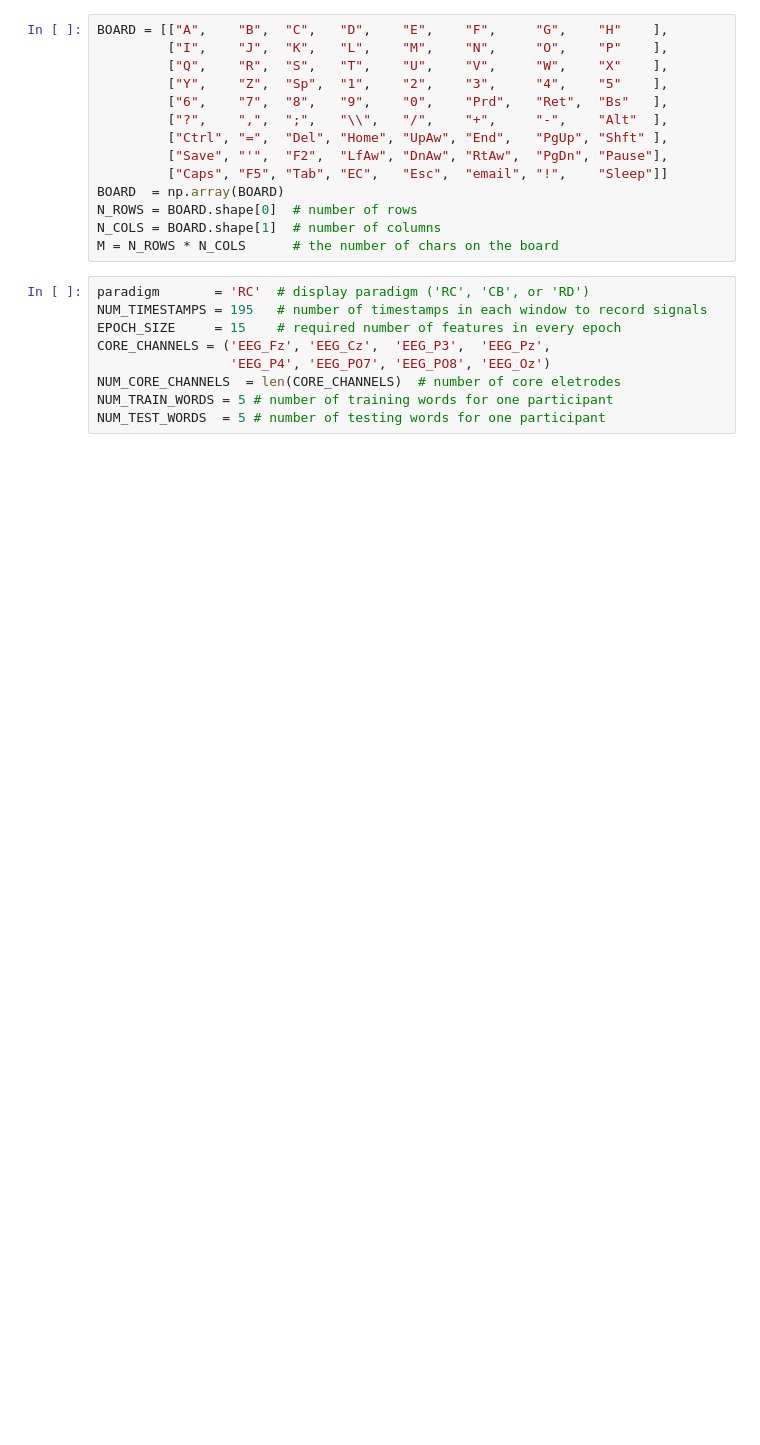
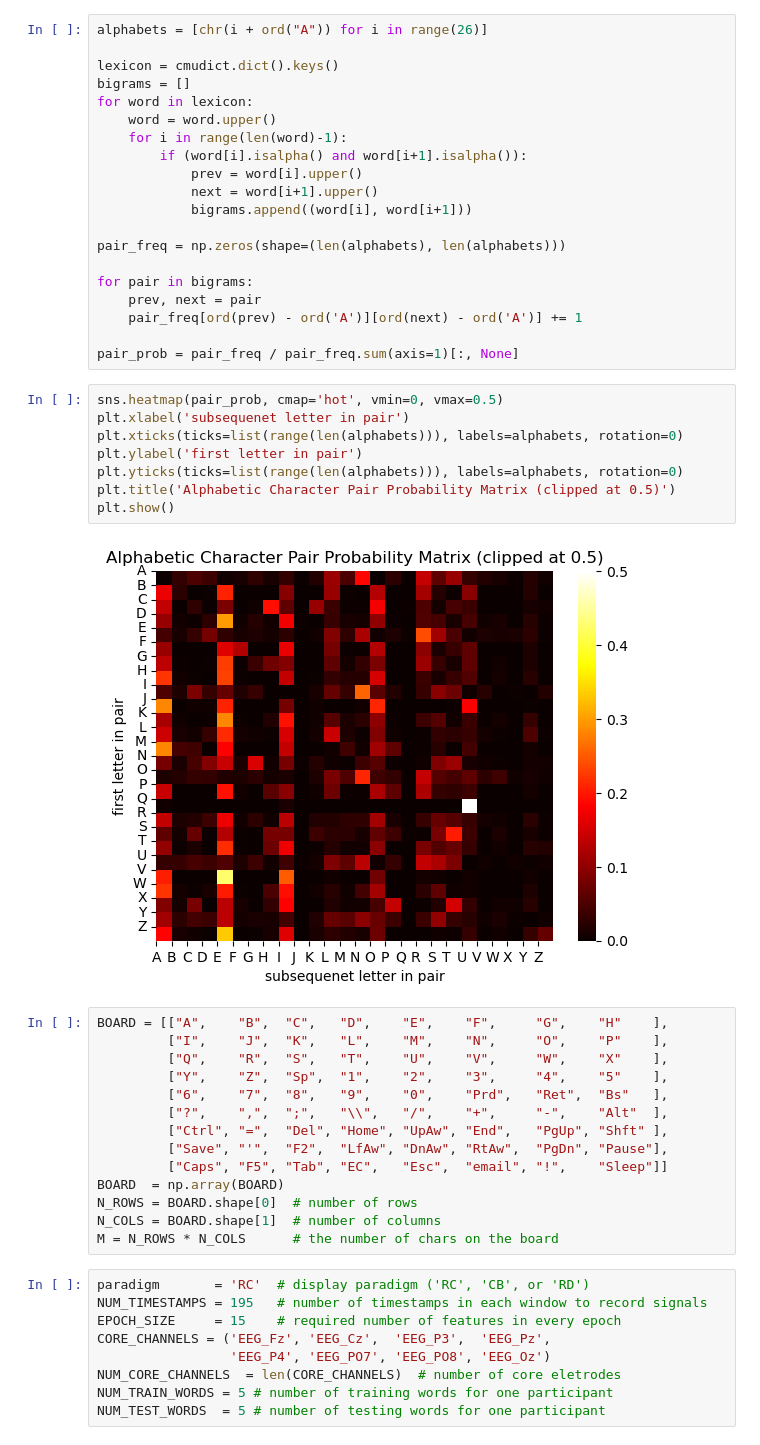
Before and after one commit to zs144/P300-BCI, a Jupyter notebook: Task6/task6.ipynb, the cells around one changed output. Cells and saved outputs as stored; diff of their text form; blank space fills up the shorter version.

Commit message:
Dev the DS algorithms with bigram LM

```diff
--- a/Task6/task6.ipynb
+++ b/Task6/task6.ipynb
@@ -25,3 +36,33 @@ from utils import *
+# %%
+alphabets = [chr(i + ord("A")) for i in range(26)]
+
+lexicon = cmudict.dict().keys()
+bigrams = []
+for word in lexicon:
+    word = word.upper()
+    for i in range(len(word)-1):
+        if (word[i].isalpha() and word[i+1].isalpha()):
+            prev = word[i].upper()
+            next = word[i+1].upper()
+            bigrams.append((word[i], word[i+1]))
+
+pair_freq = np.zeros(shape=(len(alphabets), len(alphabets)))
+
+for pair in bigrams:
+    prev, next = pair
+    pair_freq[ord(prev) - ord('A')][ord(next) - ord('A')] += 1
+
+pair_prob = pair_freq / pair_freq.sum(axis=1)[:, None]
+# %%
+sns.heatmap(pair_prob, cmap='hot', vmin=0, vmax=0.5)
+plt.xlabel('subsequenet letter in pair')
+plt.xticks(ticks=list(range(len(alphabets))), labels=alphabets, rotation=0)
+plt.ylabel('first letter in pair')
+plt.yticks(ticks=list(range(len(alphabets))), labels=alphabets, rotation=0)
+plt.title('Alphabetic Character Pair Probability Matrix (clipped at 0.5)')
+plt.show()
+# %% [output]
+[figure, added]
 # %%
 BOARD = [["A",    "B",  "C",   "D",    "E",    "F",     "G",    "H"    ],
          ["I",    "J",  "K",   "L",    "M",    "N",     "O",    "P"    ],
```
Also changed, not shown: parts of 15 cells of this notebook, 1 other file.
